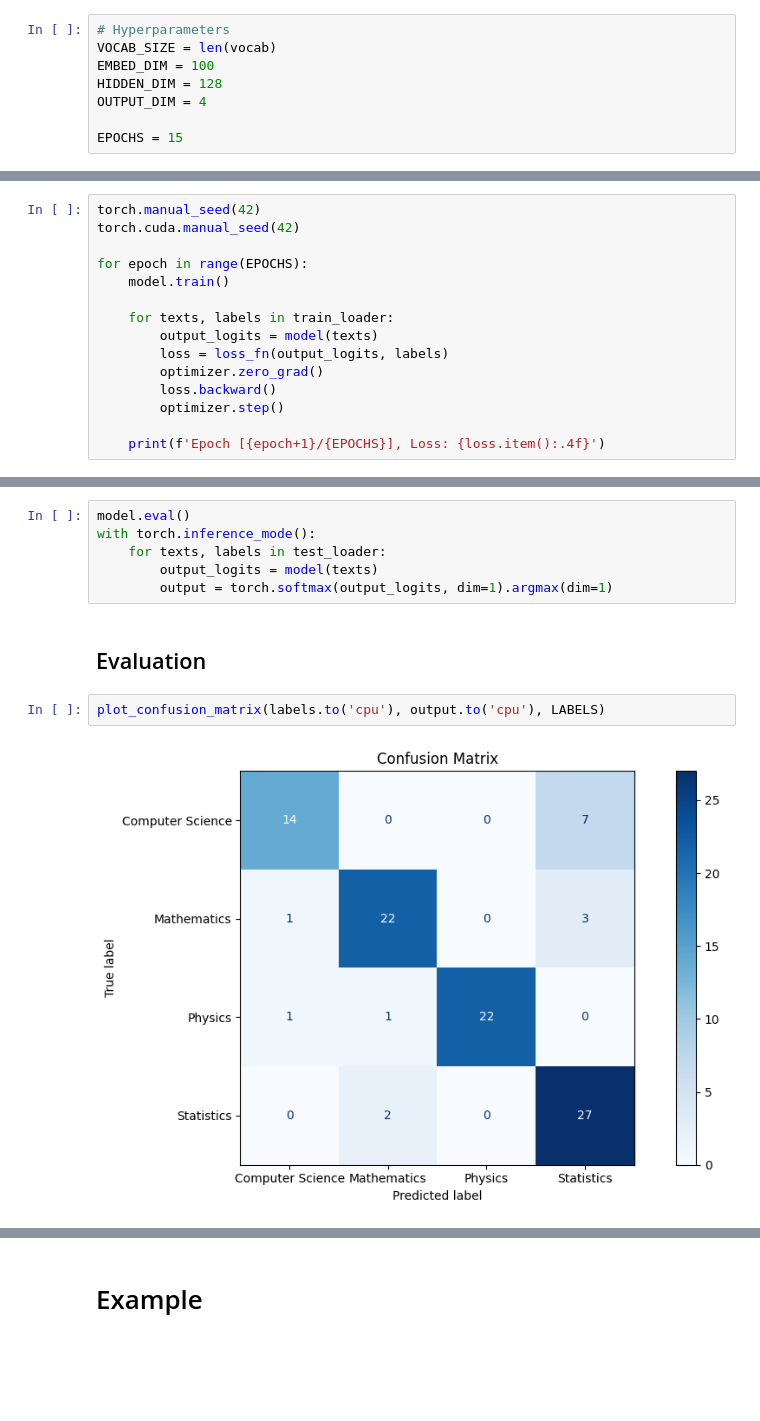
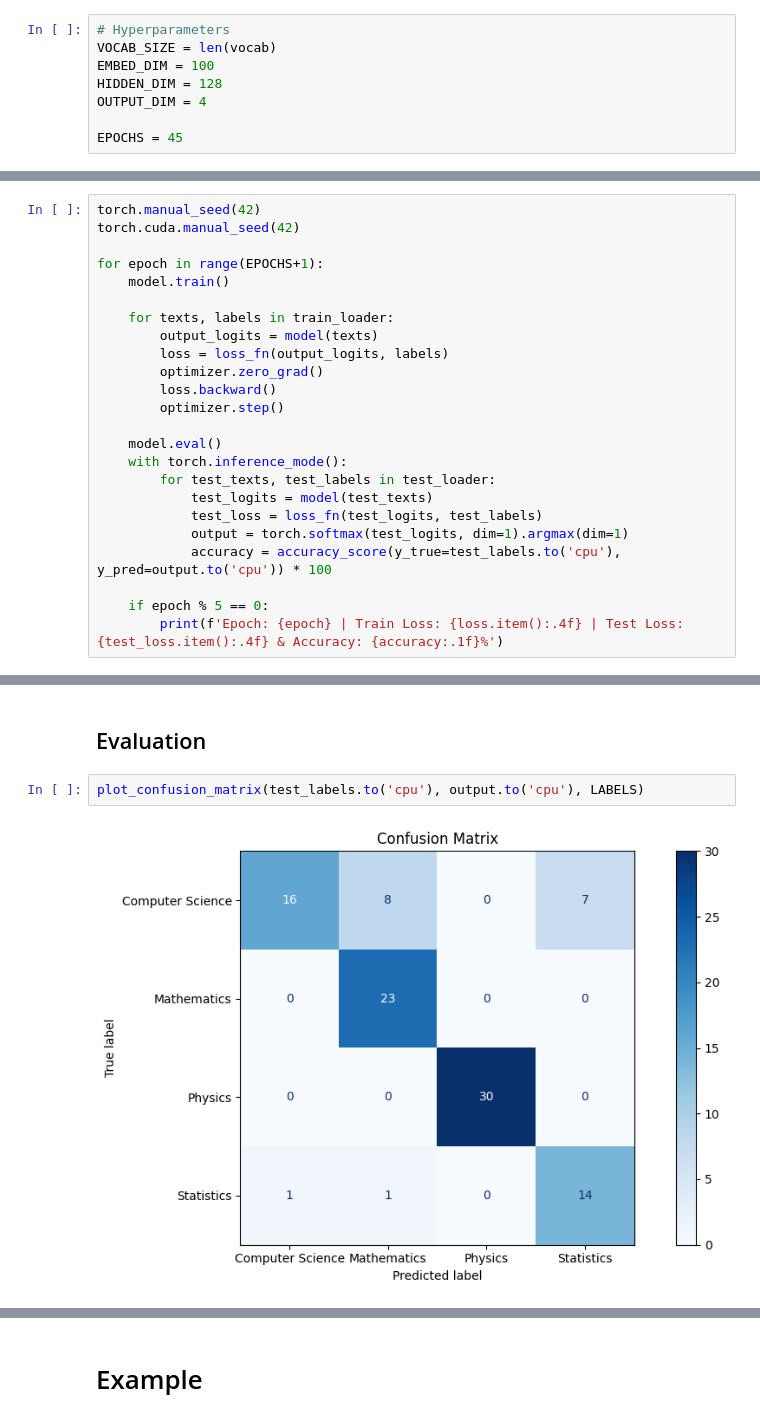
Before and after one commit to gulomovazukhrakhon/IU-Projects, a Jupyter notebook: NLP_Project/text-classification-for-topic-modelling.ipynb, the cells around one changed output, grey strips where cells are left out. Cells and saved outputs as stored; diff of their text form; blank space fills up the shorter version.

Commit message:
Kaggle Notebook | Text Classification for Topic Modelling | Version 19

```diff
--- a/NLP_Project/text-classification-for-topic-modelling.ipynb
+++ b/NLP_Project/text-classification-for-topic-modelling.ipynb
@@ -410,7 +420,7 @@ EMBED_DIM = 100
 HIDDEN_DIM = 128
 OUTPUT_DIM = 4
 
-EPOCHS = 15
+EPOCHS = 45
 # %%
 model = TextClassifier(vocab_size=VOCAB_SIZE, embed_dim=EMBED_DIM,
                        hidden_dim=HIDDEN_DIM, output_dim=OUTPUT_DIM).to(device)
@@ -423,7 +433,7 @@ optimizer = optim.Adam(model.parameters())
 torch.manual_seed(42)
 torch.cuda.manual_seed(42)
 
-for epoch in range(EPOCHS):
+for epoch in range(EPOCHS+1):
     model.train()
 
     for texts, labels in train_loader:
@@ -433,5 +443,14 @@ for epoch in range(EPOCHS):
         loss.backward()
         optimizer.step()
 
-    print(f'Epoch [{epoch+1}/{EPOCHS}], Loss: {loss.item():.4f}')
+    model.eval()
+    with torch.inference_mode():
+        for test_texts, test_labels in test_loader:
+            test_logits = model(test_texts)
+            test_loss = loss_fn(test_logits, test_labels)
+            output = torch.softmax(test_logits, dim=1).argmax(dim=1)
+            accuracy = accuracy_score(y_true=test_labels.to('cpu'), y_pred=output.to('cpu')) * 100
+
+    if epoch % 5 == 0:
+        print(f'Epoch: {epoch} | Train Loss: {loss.item():.4f} | Test Loss: {test_loss.item():.4f} & Accuracy: {accuracy:.1f}%')
 # %% [output]
@@ -455,13 +467,7 @@ Epoch [15/15], Loss: 0.4565
-# %%
-model.eval()
-with torch.inference_mode():
-    for texts, labels in test_loader:
-        output_logits = model(texts)
-        output = torch.softmax(output_logits, dim=1).argmax(dim=1)
 # %% [markdown]
 ## Evaluation
 # %%
-plot_confusion_matrix(labels.to('cpu'), output.to('cpu'), LABELS)
+plot_confusion_matrix(test_labels.to('cpu'), output.to('cpu'), LABELS)
 # %% [output]
-[figure, old version]
+[figure, new version]
 # %%
```
Also changed, not shown: parts of 15 cells of this notebook.
